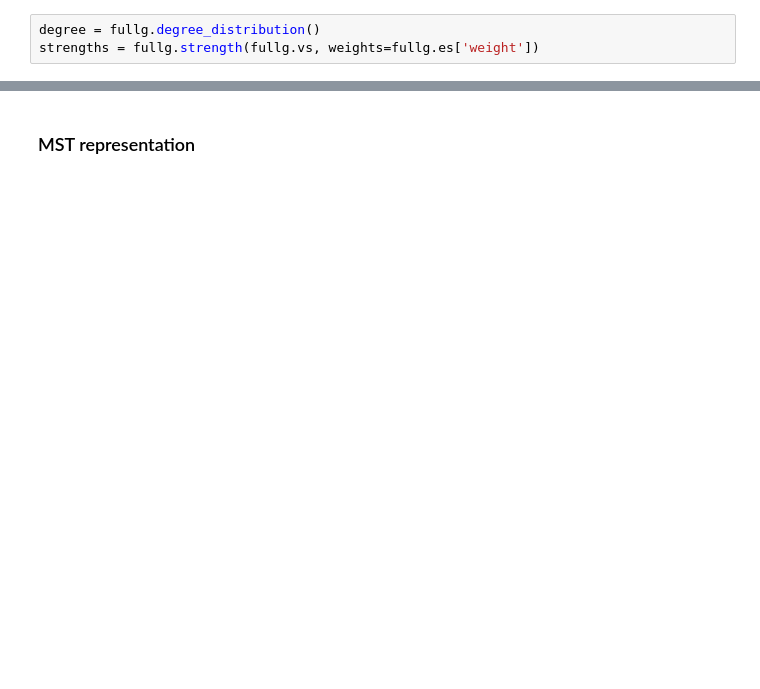
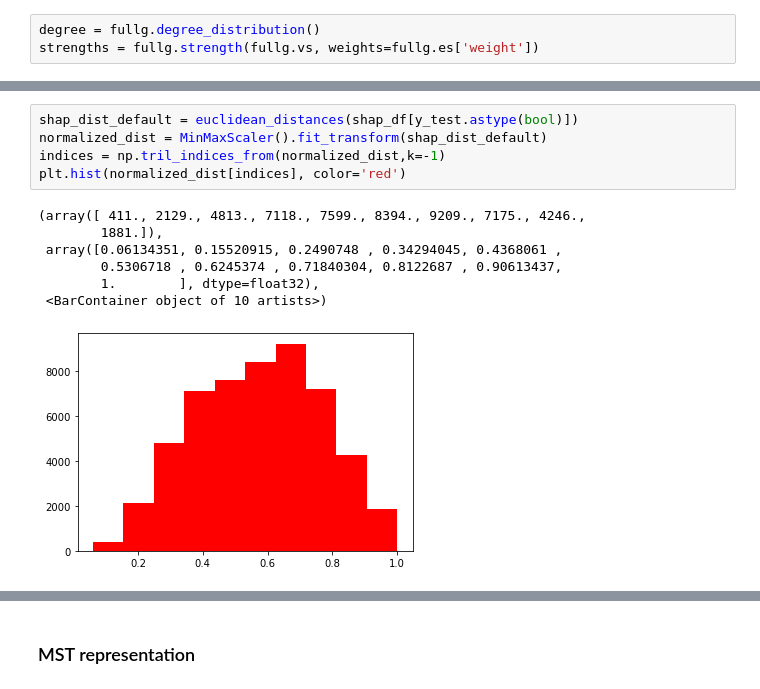
Before and after one commit to AzaelCC/Credit-Risk-Explainable-ML, a Jupyter notebook: src/ECAI_modeling.ipynb, the cells around one changed output, grey strips where cells are left out. Drawn from its saved outputs; the diff is of its cells as text; blank space fills up the shorter version.

Commit message:
Explored Edge cut off by distance

```diff
--- a/src/ECAI_modeling.ipynb
+++ b/src/ECAI_modeling.ipynb
@@ -286,0 +342,13 @@ strengths = fullg.strength(fullg.vs, weights=fullg.es['weight'])
+# %%
+shap_dist_default = euclidean_distances(shap_df[y_test.astype(bool)])
+normalized_dist = MinMaxScaler().fit_transform(shap_dist_default)
+indices = np.tril_indices_from(normalized_dist,k=-1)
+plt.hist(normalized_dist[indices], color='red')
+# %% [output]
+(array([ 411., 2129., 4813., 7118., 7599., 8394., 9209., 7175., 4246.,
+        1881.]),
+ array([0.06134351, 0.15520915, 0.2490748 , 0.34294045, 0.4368061 ,
+        0.5306718 , 0.6245374 , 0.71840304, 0.8122687 , 0.90613437,
+        1.        ], dtype=float32),
+ <BarContainer object of 10 artists>)
+[figure, added]
```
Also changed, not shown: parts of 25 cells of this notebook.
